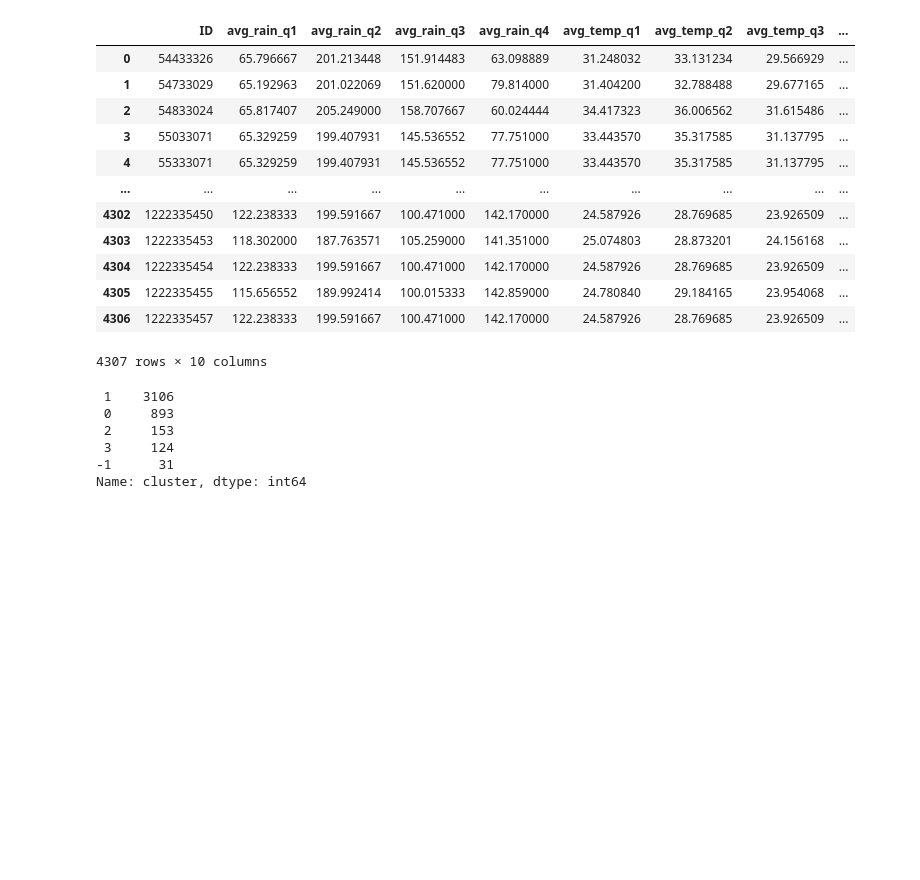
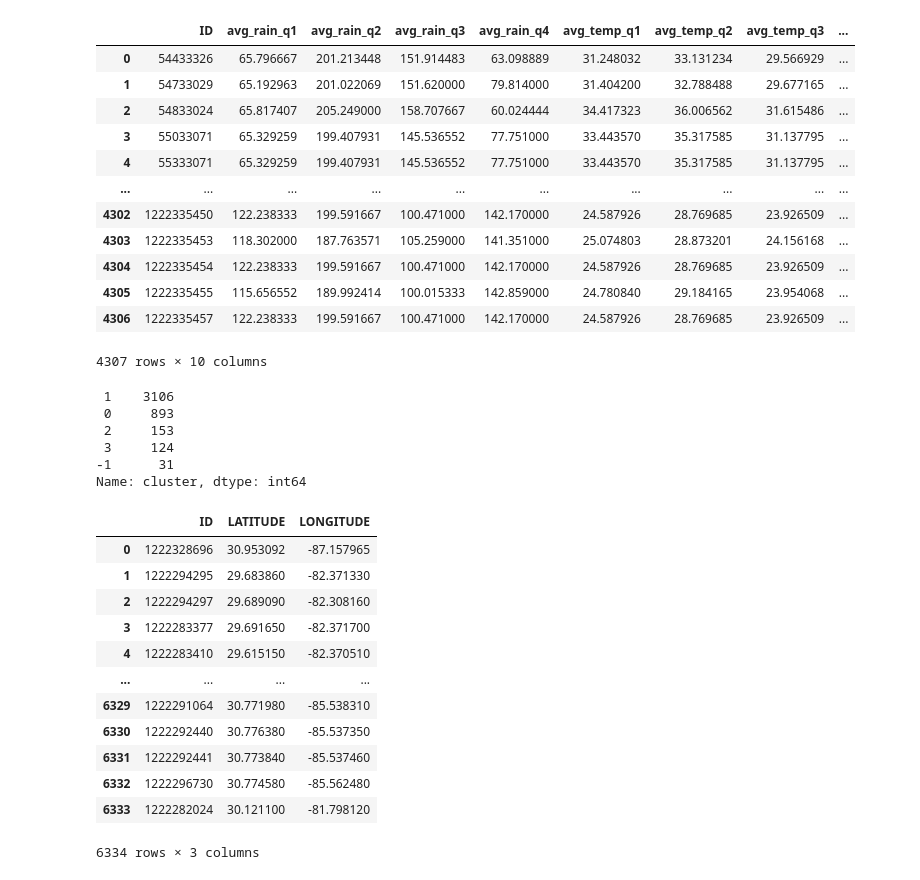
Before and after one commit to ITWSDataScience/Vehicle_Accidents_Analysis_due_to_Snowfall_Group1_Fall2023, a Jupyter notebook: script/DBSCAN.ipynb, the cells around one changed output. Drawn from its saved outputs; the diff is of its cells as text; code cells hidden in the pictures; blank space fills up the shorter version.

```diff
--- a/script/DBSCAN.ipynb
+++ b/script/DBSCAN.ipynb
@@ -204,3 +204,21 @@ df['cluster'].value_counts()
  3     124
 -1      31
 Name: cluster, dtype: int64
+# %%
+df2 = pd.read_csv('Child_Care_Centers_clean.csv')
+
+df2
+# %% [output]
+|  | ID | LATITUDE | LONGITUDE |
+| 0 | 1222328696 | 30.953092 | -87.157965 |
+| 1 | 1222294295 | 29.683860 | -82.371330 |
+| 2 | 1222294297 | 29.689090 | -82.308160 |
+| 3 | 1222283377 | 29.691650 | -82.371700 |
+| 4 | 1222283410 | 29.615150 | -82.370510 |
+| ... | ... | ... | ... |
+| 6329 | 1222291064 | 30.771980 | -85.538310 |
+| 6330 | 1222292440 | 30.776380 | -85.537350 |
+| 6331 | 1222292441 | 30.773840 | -85.537460 |
+| 6332 | 1222296730 | 30.774580 | -85.562480 |
+| 6333 | 1222282024 | 30.121100 | -81.798120 |
+6334 rows × 3 columns
```
Also changed, not shown: parts of 1 cell of this notebook, 1 other file.
